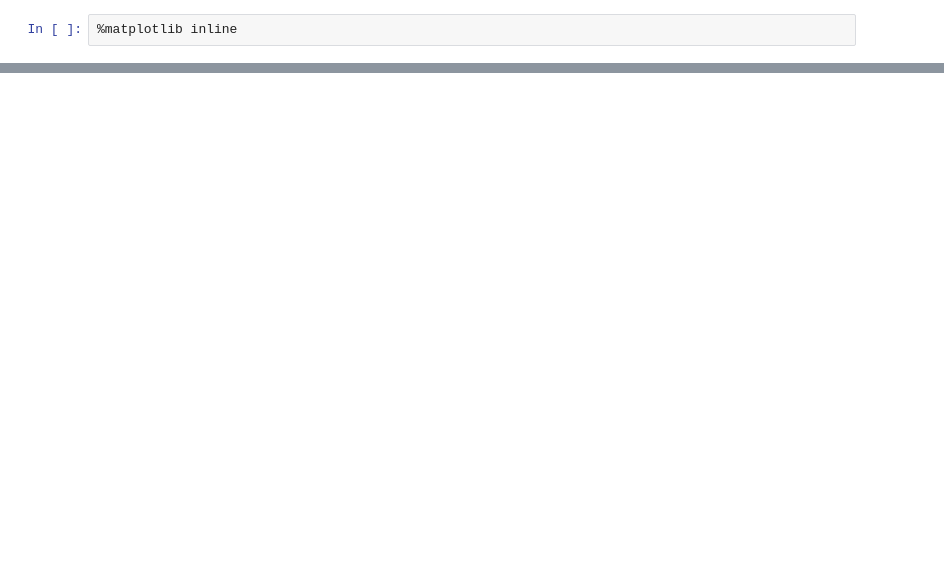
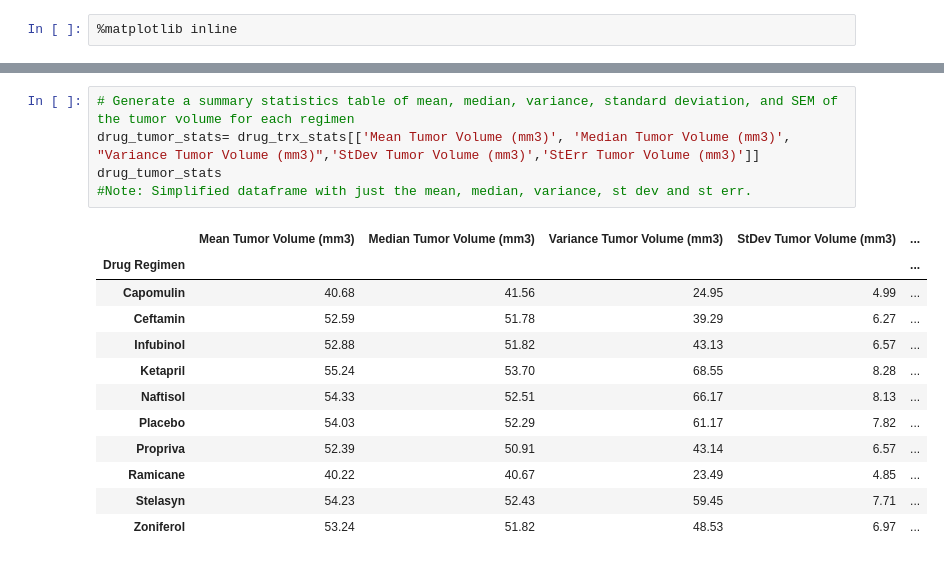
Before and after one commit to rromang/matplotlib, a Jupyter notebook: Pymaceuticals/pymaceuticals.ipynb, the cells around one changed output, grey strips where cells are left out. Cells and saved outputs as stored; diff of their text form; blank space fills up the shorter version.

```diff
--- a/Pymaceuticals/pymaceuticals.ipynb
+++ b/Pymaceuticals/pymaceuticals.ipynb
@@ -550,0 +251,18 @@ The r-squared is: 0.71
+# %%
+# Generate a summary statistics table of mean, median, variance, standard deviation, and SEM of the tumor volume for each regimen
+drug_tumor_stats= drug_trx_stats[['Mean Tumor Volume (mm3)', 'Median Tumor Volume (mm3)', "Variance Tumor Volume (mm3)",'StDev Tumor Volume (mm3)','StErr Tumor Volume (mm3)']]
+drug_tumor_stats
+#Note: Simplified dataframe with just the mean, median, variance, st dev and st err.
+# %% [output]
+|  | Mean Tumor Volume (mm3) | Median Tumor Volume (mm3) | Variance Tumor Volume (mm3) | StDev Tumor Volume (mm3) | ... |
+| Drug Regimen |  |  |  |  | ... |
+| Capomulin | 40.68 | 41.56 | 24.95 | 4.99 | ... |
+| Ceftamin | 52.59 | 51.78 | 39.29 | 6.27 | ... |
+| Infubinol | 52.88 | 51.82 | 43.13 | 6.57 | ... |
+| Ketapril | 55.24 | 53.70 | 68.55 | 8.28 | ... |
+| Naftisol | 54.33 | 52.51 | 66.17 | 8.13 | ... |
+| Placebo | 54.03 | 52.29 | 61.17 | 7.82 | ... |
+| Propriva | 52.39 | 50.91 | 43.14 | 6.57 | ... |
+| Ramicane | 40.22 | 40.67 | 23.49 | 4.85 | ... |
+| Stelasyn | 54.23 | 52.43 | 59.45 | 7.71 | ... |
+| Zoniferol | 53.24 | 51.82 | 48.53 | 6.97 | ... |
```
Also changed, not shown: parts of 56 cells of this notebook.
